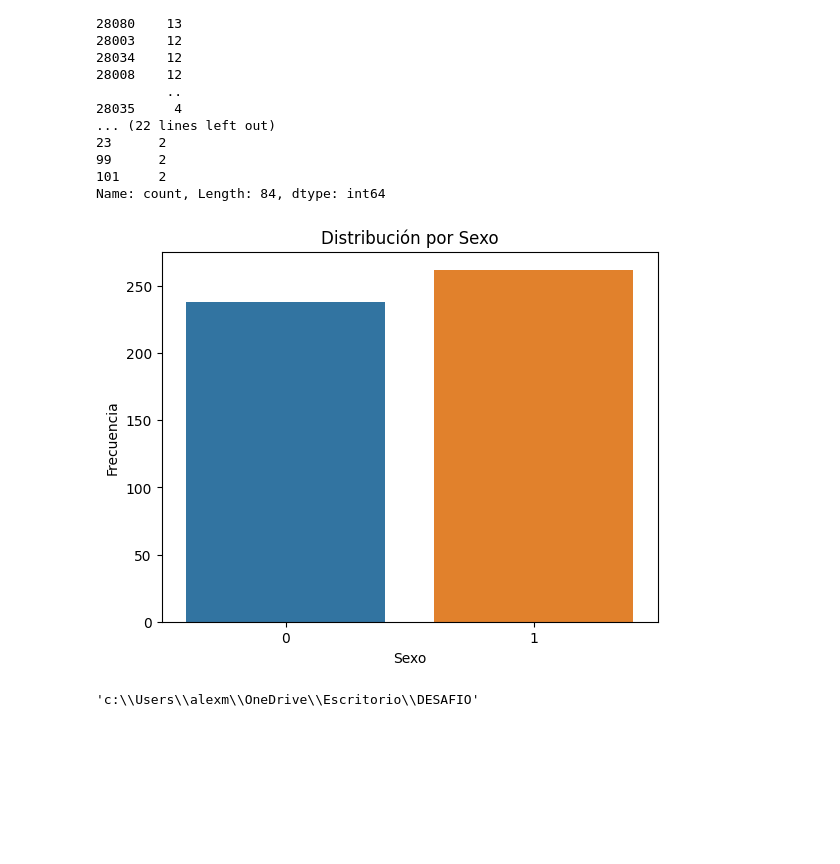
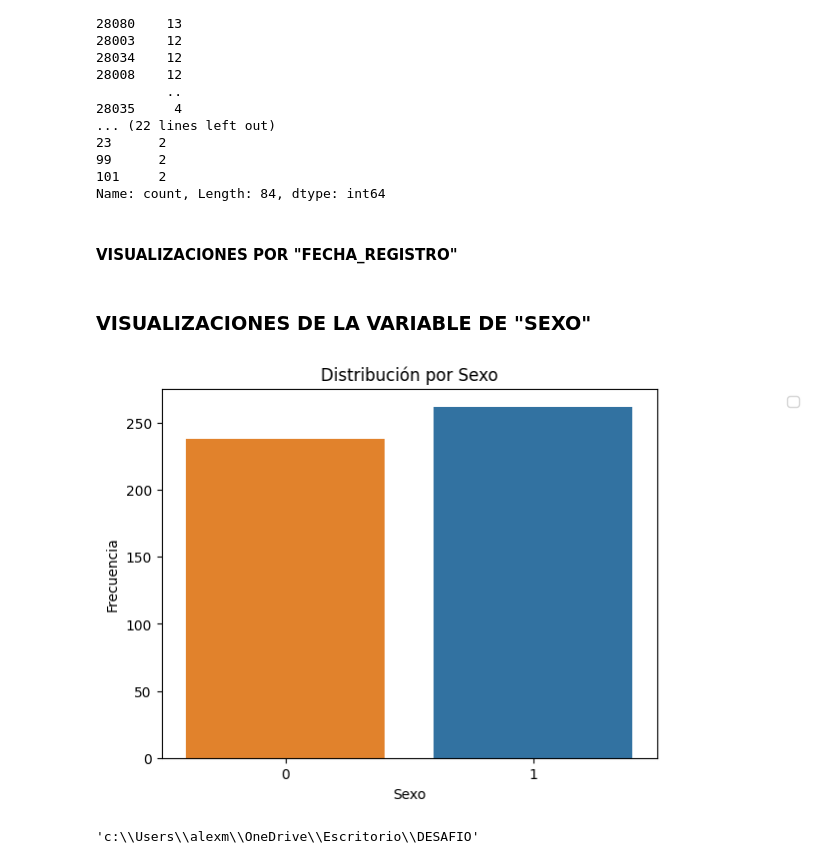
Before and after one commit to AlexCapis/HEATY---Aplicacion-Web-para-Olas-de-Calor, a Jupyter notebook: AlexEDA.ipynb, the cells around one changed output. Saved outputs shown, nothing was run; the diff lists cells and outputs as text; code cells hidden in the pictures; blank space fills up the shorter version.

```diff
--- a/AlexEDA.ipynb
+++ b/AlexEDA.ipynb
@@ -313,15 +313,23 @@ cp cp
 99      2
 101     2
 Name: count, Length: 84, dtype: int64
+# %% [markdown]
+#### VISUALIZACIONES POR "FECHA_REGISTRO"
+# %% [markdown]
+### VISUALIZACIONES DE LA VARIABLE DE "SEXO"
 # %%
 # Representar la variable de "sexo"
-sns.countplot(x="sexo", data=df)
+custom_palette = {0: "#FF800E", 1: "#1F75B4"}
+
+
+
+sns.countplot(x="sexo", data=df, palette= custom_palette)
 plt.title('Distribución por Sexo')
 plt.xlabel('Sexo')
 plt.ylabel('Frecuencia')
 plt.show()
 # %% [output]
-[figure, old version]
+[figure, new version]
 # %%
 
 current_dir = os.getcwd()
```
Also changed, not shown: parts of 10 cells of this notebook, 3 other files.
